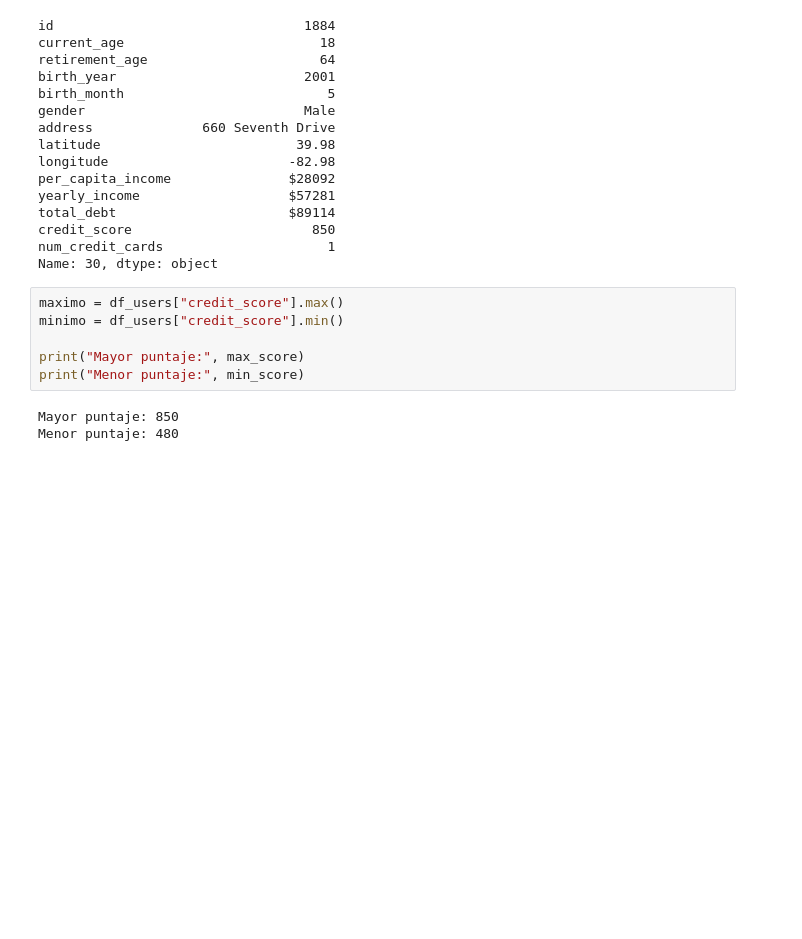
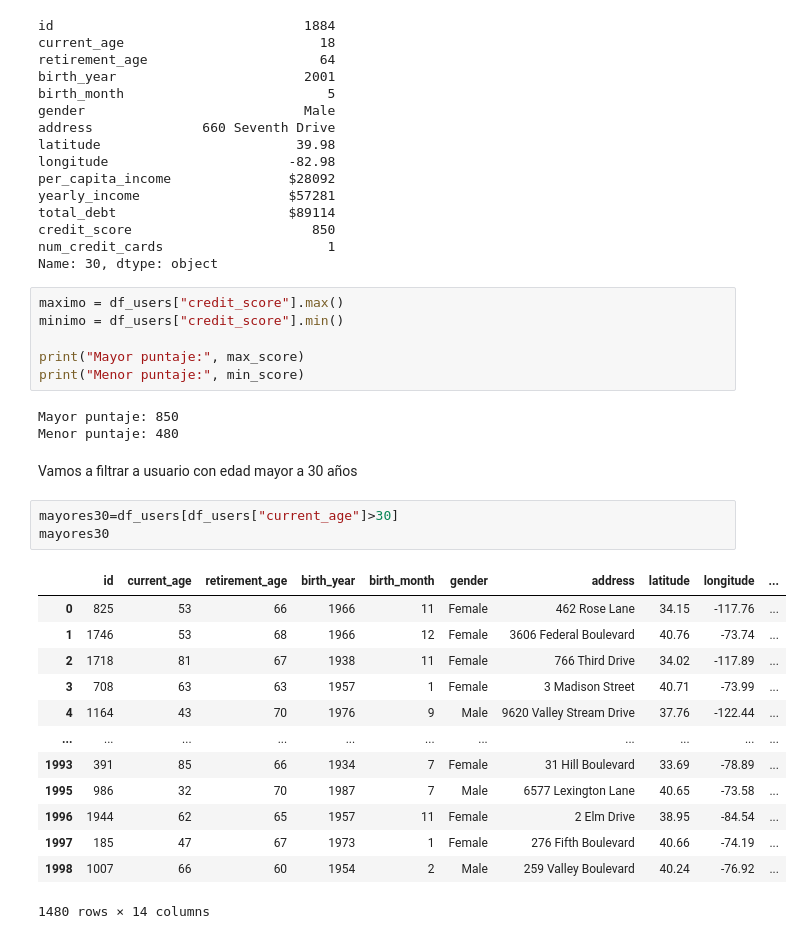
Before and after one commit to robertomalave/Practica_G11, a Jupyter notebook: desarrolloG11.ipynb, the cells around one changed output. Drawn from its saved outputs; the diff is of its cells as text; blank space fills up the shorter version.

```diff
--- a/desarrolloG11.ipynb
+++ b/desarrolloG11.ipynb
@@ -267,3 +317,22 @@ print("Menor puntaje:", min_score)
 # %% [output]
 Mayor puntaje: 850
 Menor puntaje: 480
+# %% [markdown]
+Vamos a filtrar a usuario con edad mayor a 30 años
+# %%
+mayores30=df_users[df_users["current_age"]>30]
+mayores30
+# %% [output]
+|  | id | current_age | retirement_age | birth_year | birth_month | gender | address | latitude | longitude | ... |
+| 0 | 825 | 53 | 66 | 1966 | 11 | Female | 462 Rose Lane | 34.15 | -117.76 | ... |
+| 1 | 1746 | 53 | 68 | 1966 | 12 | Female | 3606 Federal Boulevard | 40.76 | -73.74 | ... |
+| 2 | 1718 | 81 | 67 | 1938 | 11 | Female | 766 Third Drive | 34.02 | -117.89 | ... |
+| 3 | 708 | 63 | 63 | 1957 | 1 | Female | 3 Madison Street | 40.71 | -73.99 | ... |
+| 4 | 1164 | 43 | 70 | 1976 | 9 | Male | 9620 Valley Stream Drive | 37.76 | -122.44 | ... |
+| ... | ... | ... | ... | ... | ... | ... | ... | ... | ... | ... |
+| 1993 | 391 | 85 | 66 | 1934 | 7 | Female | 31 Hill Boulevard | 33.69 | -78.89 | ... |
+| 1995 | 986 | 32 | 70 | 1987 | 7 | Male | 6577 Lexington Lane | 40.65 | -73.58 | ... |
+| 1996 | 1944 | 62 | 65 | 1957 | 11 | Female | 2 Elm Drive | 38.95 | -84.54 | ... |
+| 1997 | 185 | 47 | 67 | 1973 | 1 | Female | 276 Fifth Boulevard | 40.66 | -74.19 | ... |
+| 1998 | 1007 | 66 | 60 | 1954 | 2 | Male | 259 Valley Boulevard | 40.24 | -76.92 | ... |
+1480 rows × 14 columns
```
Also changed, not shown: parts of 7 cells of this notebook.
